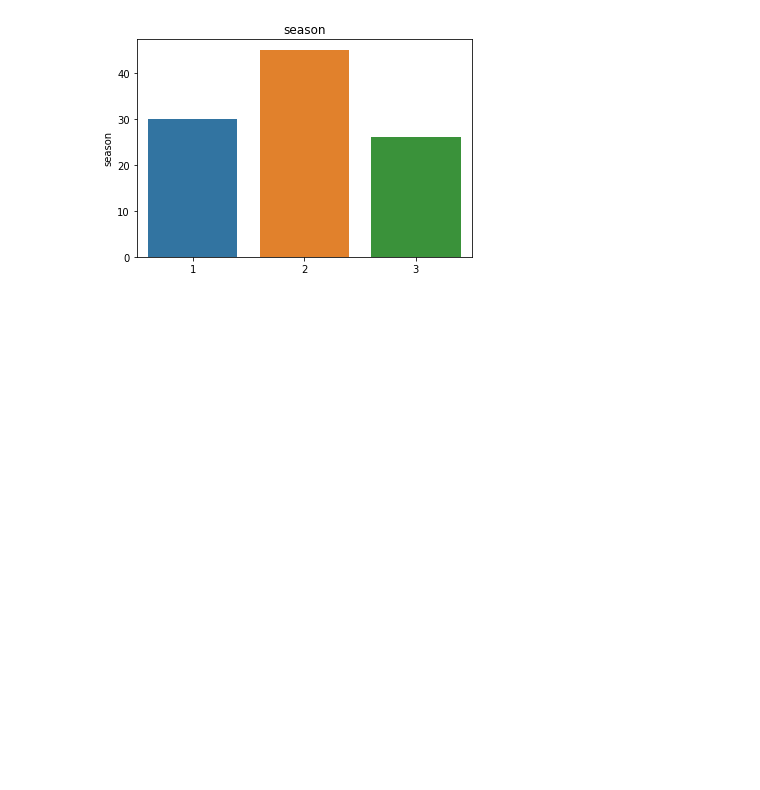
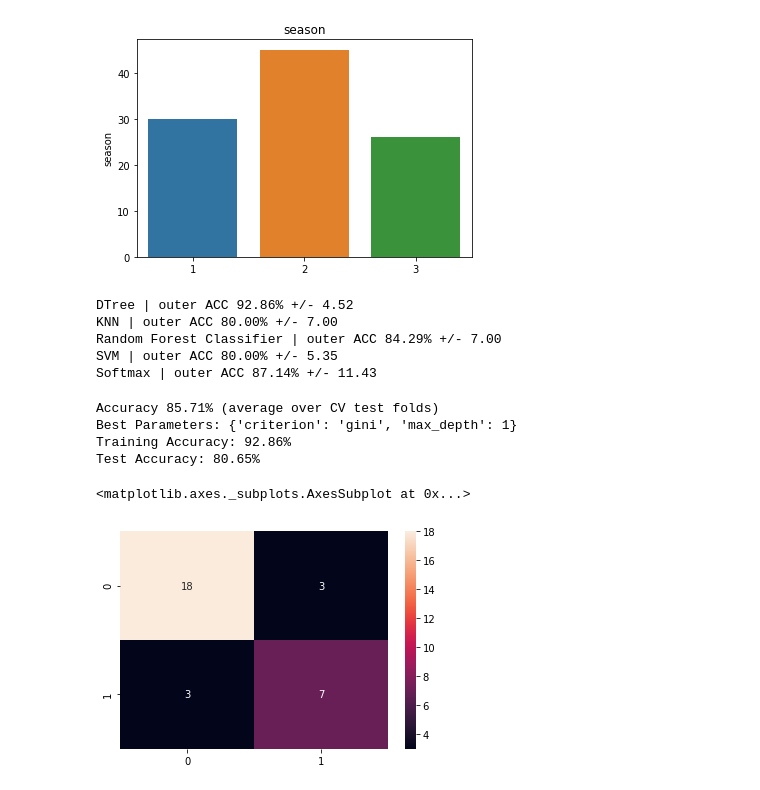
Before and after one commit to kingy434/Sam-portfolio, a Jupyter notebook: thechase/the_chase.ipynb, the cells around one changed output. Drawn from its saved outputs; the diff is of its cells as text; code cells hidden in the pictures; blank space fills up the shorter version.

```diff
--- a/thechase/the_chase.ipynb
+++ b/thechase/the_chase.ipynb
@@ -220,0 +319,44 @@ for i in cat_data.columns:
+# %%
+outer_cv = StratifiedKFold(n_splits=5, shuffle=True, random_state=1)
+
+for name, gs_est in sorted(gridcvs.items()):
+    nested_score = cross_val_score(gs_est,
+                                   X=X_train,
+                                   y=y_train,
+                                   cv=outer_cv,
+                                   n_jobs=1)
+    print('%s | outer ACC %.2f%% +/- %.2f' %
+          (name, nested_score.mean() * 100, nested_score.std() * 100))
+# %% [output]
+DTree | outer ACC 92.86% +/- 4.52
+KNN | outer ACC 80.00% +/- 7.00
+Random Forest Classifier | outer ACC 84.29% +/- 7.00
+SVM | outer ACC 80.00% +/- 5.35
+Softmax | outer ACC 87.14% +/- 11.43
+# %%
+# Fitting a model to the whole training set
+# using the "best" algorithm
+best_algo = gridcvs['DTree']
+
+best_algo.fit(X_train, y_train)
+train_acc = accuracy_score(y_true=y_train, y_pred=best_algo.predict(X_train))
+test_acc = accuracy_score(y_true=y_test, y_pred=best_algo.predict(X_test))
+
+print('Accuracy %.2f%% (average over CV test folds)' %
+      (100 * best_algo.best_score_))
+print('Best Parameters: %s' % gridcvs['DTree'].best_params_)
+print('Training Accuracy: %.2f%%' % (100 * train_acc))
+print('Test Accuracy: %.2f%%' % (100 * test_acc))
+# %% [output]
+Accuracy 85.71% (average over CV test folds)
+Best Parameters: {'criterion': 'gini', 'max_depth': 1}
+Training Accuracy: 92.86%
+Test Accuracy: 80.65%
+# %%
+from sklearn.metrics import confusion_matrix
+import seaborn as sns
+
+sns.heatmap(confusion_matrix(y_test, best_algo.predict(X_test)), annot=True)
+# %% [output]
+<matplotlib.axes._subplots.AxesSubplot at 0x...>
+[figure, added]
```
Also changed, not shown: parts of 13 cells of this notebook.
